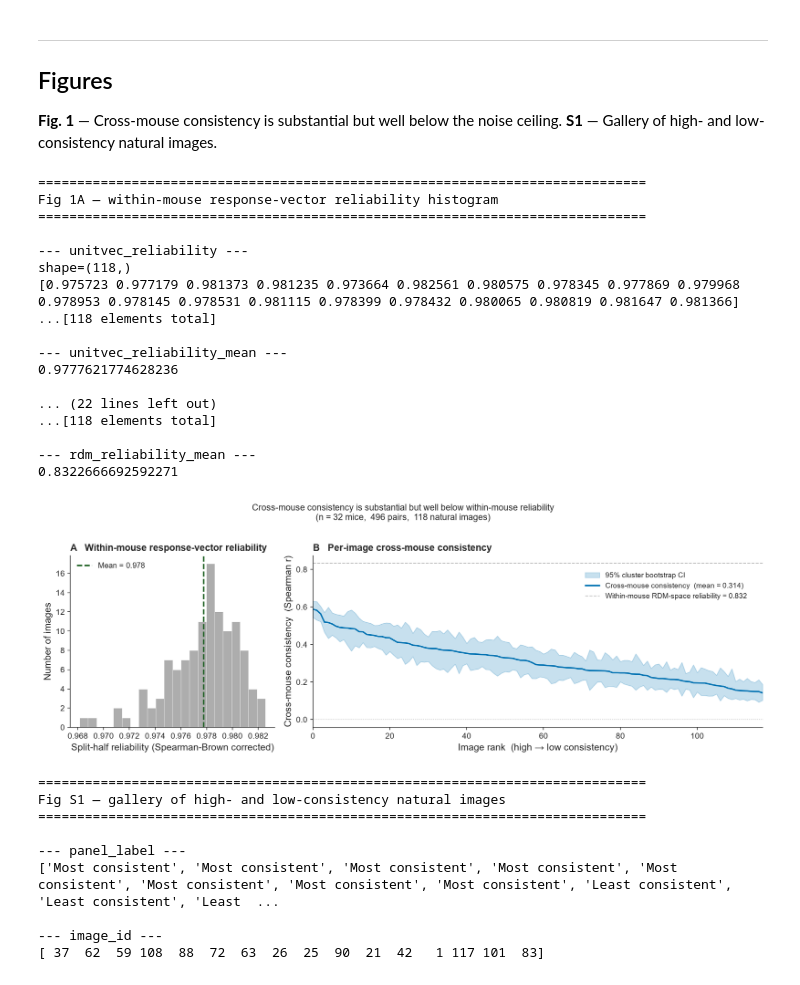
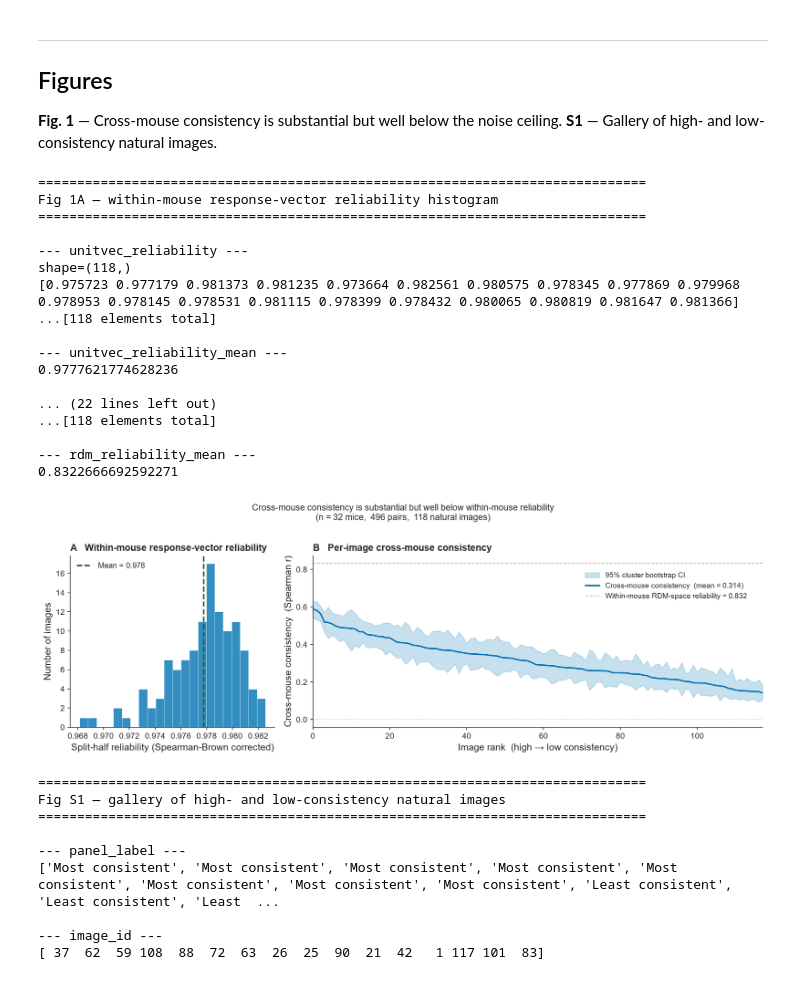
Before and after one commit to Jana-HQ/cross-mouse-v1-rsa, a Jupyter notebook: src/part1_data_and_consistency.ipynb, the cells around one changed output. Saved outputs shown, nothing was run; the diff lists cells and outputs as text; code cells hidden in the pictures.

```diff
--- a/src/part1_data_and_consistency.ipynb
+++ b/src/part1_data_and_consistency.ipynb
@@ -353,7 +353,7 @@ fig, axes = plt.subplots(1, 2, figsize=(13, 4.5),
 # ── Panel A: within-mouse reliability histogram ───────────────────────────────
 ax = axes[0]
 nc_scalar = unitvec_reliability.mean()
-ax.hist(unitvec_reliability, bins=22, color=COL_REF, alpha=0.8,
+ax.hist(unitvec_reliability, bins=22, color=COL_DATA, alpha=0.8,
         edgecolor='white', linewidth=0.4)
 ax.axvline(nc_scalar, color=COL_FIT, linestyle='--', linewidth=1.8,
            label=f'Mean = {nc_scalar:.3f}')
@@ -394,34 +394,34 @@ print_figure_data(
 print_figure_data(
     'Fig 1B — per-image cross-mouse consistency (sorted high to low)',
     image_rank=x,
     consistency_sorted=consistency[sort_idx],
     ci_lower_sorted=ci_lower[sort_idx],
     ci_upper_sorted=ci_upper[sort_idx],
     rdm_reliability_mean=rdm_reliability.mean(),
 )
 
 plt.tight_layout()
 plt.savefig(FIGURES_DIR / 'fig1_consistency_overview.png', bbox_inches='tight')
 plt.show()
 # %% [output]
 ==============================================================================
 Fig 1A — within-mouse response-vector reliability histogram
 ==============================================================================
 
 --- unitvec_reliability ---
 shape=(118,)
 [0.975723 0.977179 0.981373 0.981235 0.973664 0.982561 0.980575 0.978345 0.977869 0.979968 0.978953 0.978145 0.978531 0.981115 0.978399 0.978432 0.980065 0.980819 0.981647 0.981366]
 ...[118 elements total]
 
 --- unitvec_reliability_mean ---
 0.9777621774628236
 
 ... (22 lines left out)
 ...[118 elements total]
 
 --- rdm_reliability_mean ---
 0.8322666692592271
-[figure, old version]
+[figure, new version]
 # %%
 fig, axes = plt.subplots(2, N_GALLERY, figsize=(2.2 * N_GALLERY, 5))
 
```
Also changed, not shown: 4 other files.
